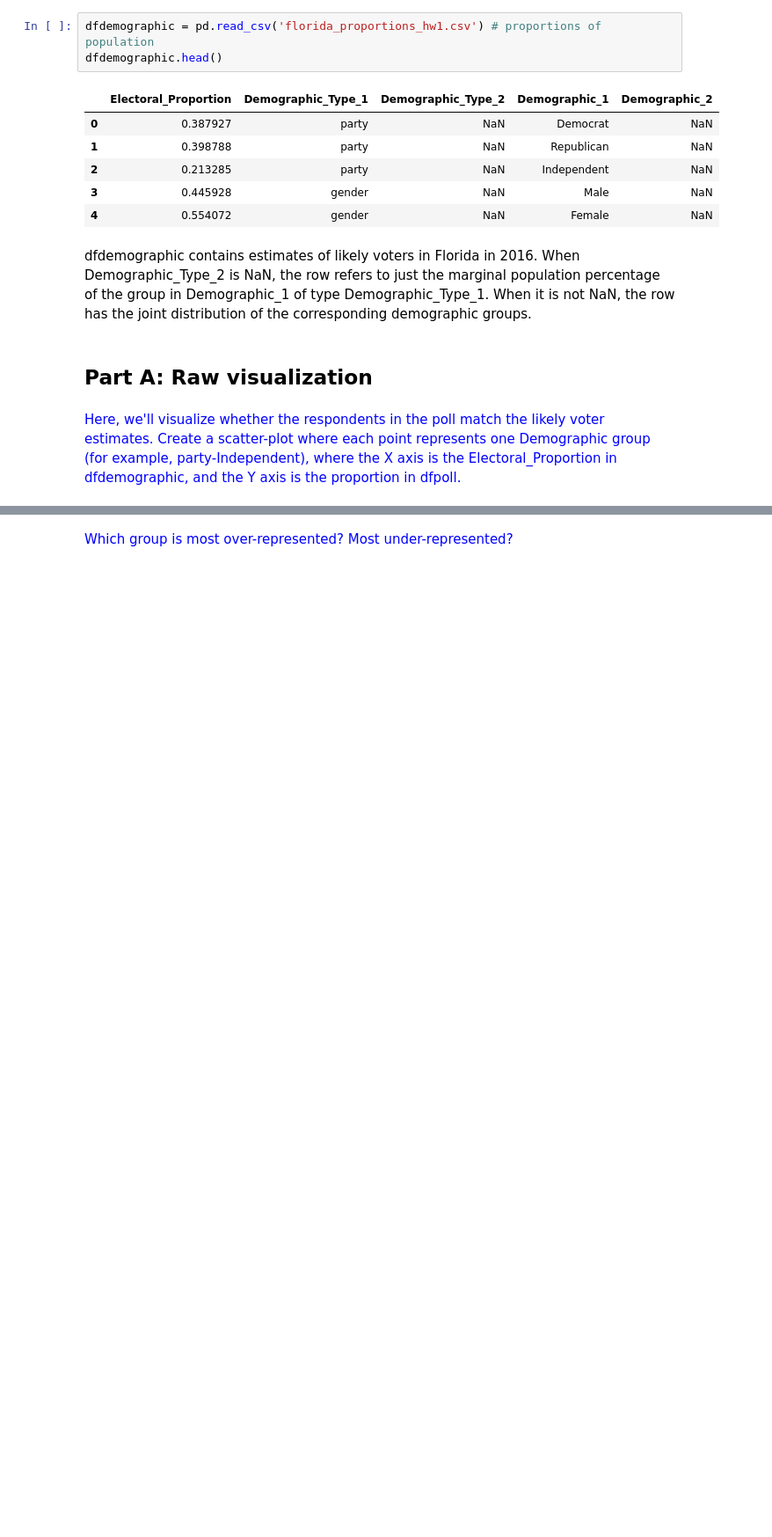
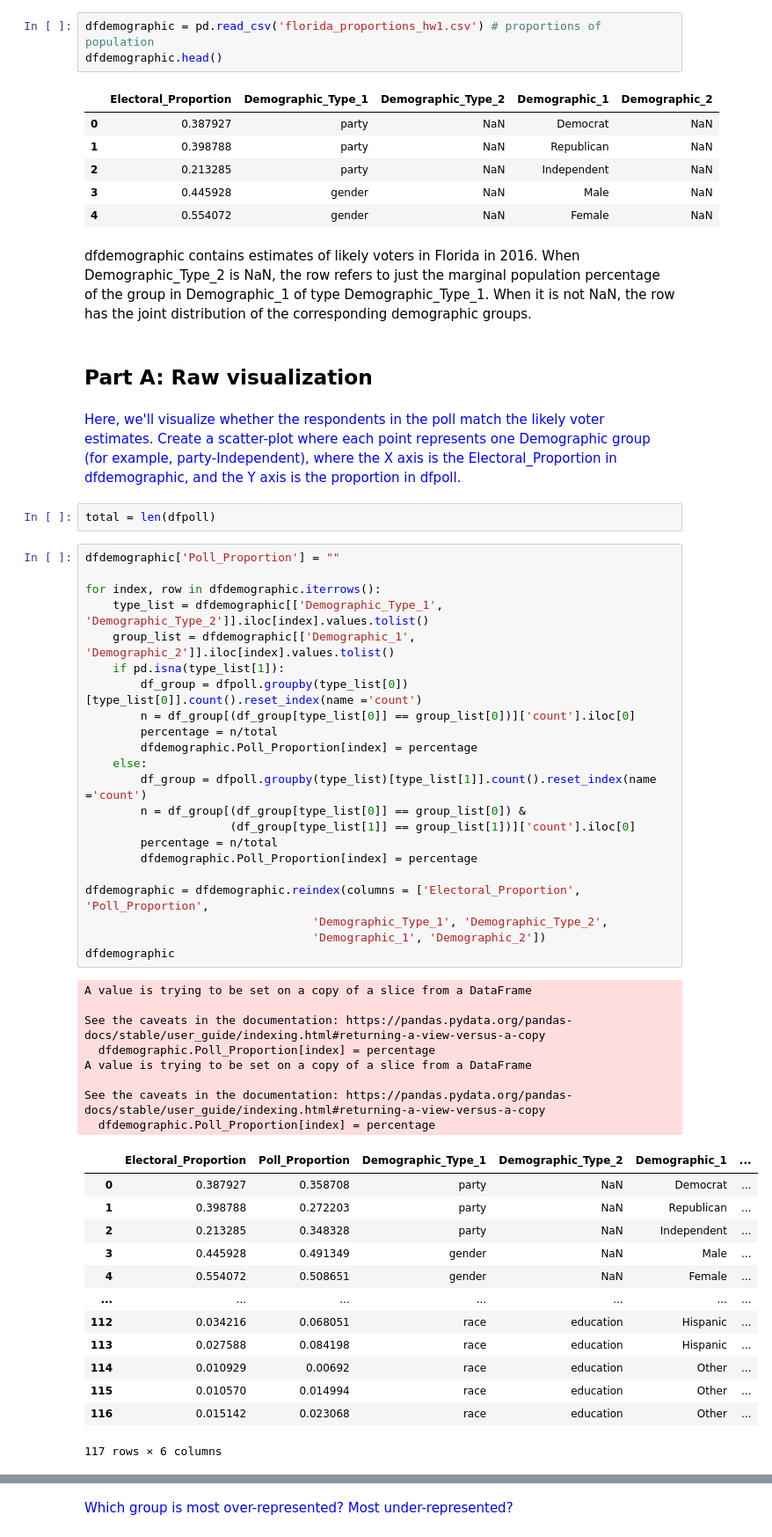
Before and after one commit to martinsun0/People-Data-Systems, a Jupyter notebook: HW1/HW1_assignment.ipynb, the cells around one changed output, grey strips where cells are left out. Shown: that part at 88% size. Drawn from its saved outputs; the diff is of its cells as text; blank space fills up the shorter version.

```diff
--- a/HW1/HW1_assignment.ipynb
+++ b/HW1/HW1_assignment.ipynb
@@ -82,3 +90,49 @@ dfdemographic contains estimates of likely voters in Florida in 2016. When Demog
 ## Part A: Raw visualization
 # %% [markdown]
 <font color='blue'> Here, we'll visualize whether the respondents in the poll match the likely voter estimates. Create a scatter-plot where each point represents one Demographic group (for example, party-Independent), where the X axis is the Electoral_Proportion in dfdemographic, and the Y axis is the proportion in dfpoll.
+# %%
+total = len(dfpoll)
+# %%
+dfdemographic['Poll_Proportion'] = ""
+
+for index, row in dfdemographic.iterrows():
+    type_list = dfdemographic[['Demographic_Type_1', 'Demographic_Type_2']].iloc[index].values.tolist()
+    group_list = dfdemographic[['Demographic_1', 'Demographic_2']].iloc[index].values.tolist()
+    if pd.isna(type_list[1]):
+        df_group = dfpoll.groupby(type_list[0])[type_list[0]].count().reset_index(name ='count')
+        n = df_group[(df_group[type_list[0]] == group_list[0])]['count'].iloc[0]
+        percentage = n/total
+        dfdemographic.Poll_Proportion[index] = percentage
+    else:
+        df_group = dfpoll.groupby(type_list)[type_list[1]].count().reset_index(name ='count')
+        n = df_group[(df_group[type_list[0]] == group_list[0]) &
+                     (df_group[type_list[1]] == group_list[1])]['count'].iloc[0]
+        percentage = n/total
+        dfdemographic.Poll_Proportion[index] = percentage
+
+dfdemographic = dfdemographic.reindex(columns = ['Electoral_Proportion', 'Poll_Proportion',
+                                 'Demographic_Type_1', 'Demographic_Type_2',
+                                 'Demographic_1', 'Demographic_2'])
+dfdemographic
+# %% [output]
+A value is trying to be set on a copy of a slice from a DataFrame
+
+See the caveats in the documentation: https://pandas.pydata.org/pandas-docs/stable/user_guide/indexing.html#returning-a-view-versus-a-copy
+  dfdemographic.Poll_Proportion[index] = percentage
+A value is trying to be set on a copy of a slice from a DataFrame
+
+See the caveats in the documentation: https://pandas.pydata.org/pandas-docs/stable/user_guide/indexing.html#returning-a-view-versus-a-copy
+  dfdemographic.Poll_Proportion[index] = percentage
+|  | Electoral_Proportion | Poll_Proportion | Demographic_Type_1 | Demographic_Type_2 | Demographic_1 | ... |
+| 0 | 0.387927 | 0.358708 | party | NaN | Democrat | ... |
+| 1 | 0.398788 | 0.272203 | party | NaN | Republican | ... |
+| 2 | 0.213285 | 0.348328 | party | NaN | Independent | ... |
+| 3 | 0.445928 | 0.491349 | gender | NaN | Male | ... |
+| 4 | 0.554072 | 0.508651 | gender | NaN | Female | ... |
+| ... | ... | ... | ... | ... | ... | ... |
+| 112 | 0.034216 | 0.068051 | race | education | Hispanic | ... |
+| 113 | 0.027588 | 0.084198 | race | education | Hispanic | ... |
+| 114 | 0.010929 | 0.00692 | race | education | Other | ... |
+| 115 | 0.010570 | 0.014994 | race | education | Other | ... |
+| 116 | 0.015142 | 0.023068 | race | education | Other | ... |
+117 rows × 6 columns
```
Also changed, not shown: parts of 19 cells of this notebook, 2 other files.
